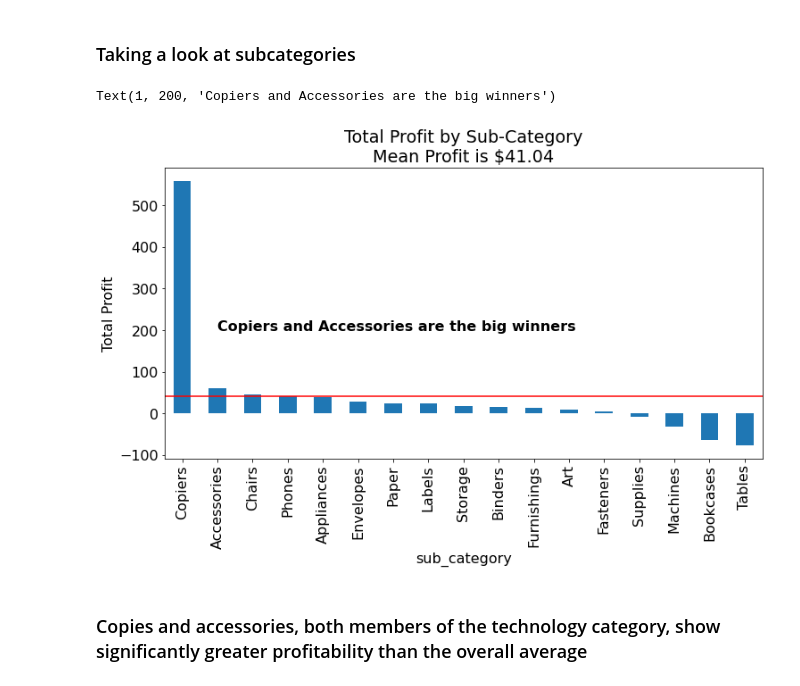
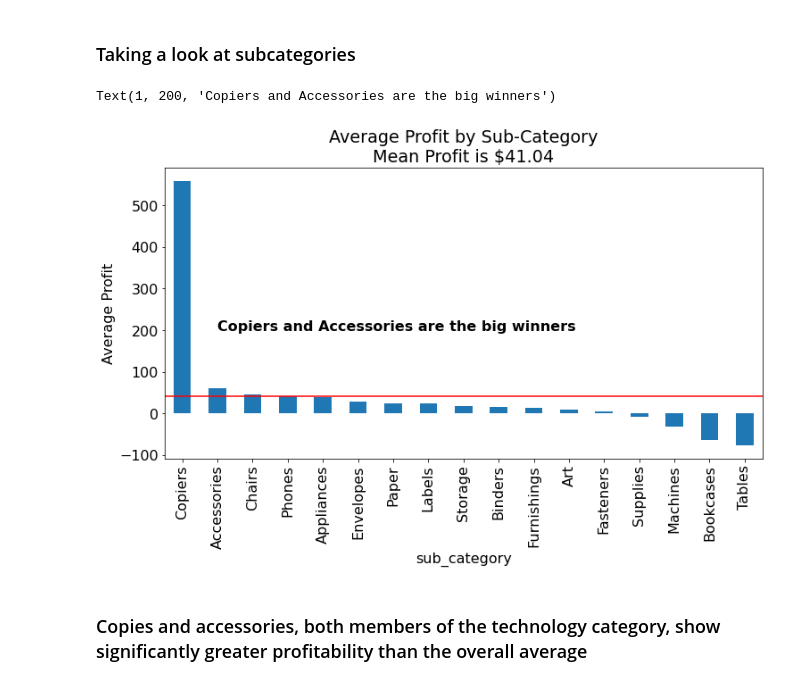
Before and after one commit to superstore-stephen-jesse/superstor-time-series-project, a Jupyter notebook: final_report.ipynb, the cells around one changed output. Saved outputs shown, nothing was run; the diff lists cells and outputs as text; code cells hidden in the pictures.

```diff
--- a/final_report.ipynb
+++ b/final_report.ipynb
@@ -69,13 +69,13 @@ Significant Higher  Technology
 # %%
 mean_profit = df.groupby("sub_category").profit.mean().mean()
 df.groupby("sub_category").profit.mean().sort_values(ascending=False).plot.bar()
-plt.title(f'Total Profit by Sub-Category\nMean Profit is ${mean_profit:.2f}')
-plt.ylabel('Total Profit')
+plt.title(f'Average Profit by Sub-Category\nMean Profit is ${mean_profit:.2f}')
+plt.ylabel('Average Profit')
 plt.axhline(mean_profit, color='r')
 plt.annotate('Copiers and Accessories are the big winners', xy=(1,200), fontweight='bold')
 # %% [output]
 Text(1, 200, 'Copiers and Accessories are the big winners')
-[figure, old version]
+[figure, new version]
 # %% [markdown]
 ### Copies and accessories, both members of the technology category, show significantly greater profitability than the overall average
 # %% [markdown]
```
Also changed, not shown: parts of 1 cell of this notebook, 1 other file.
